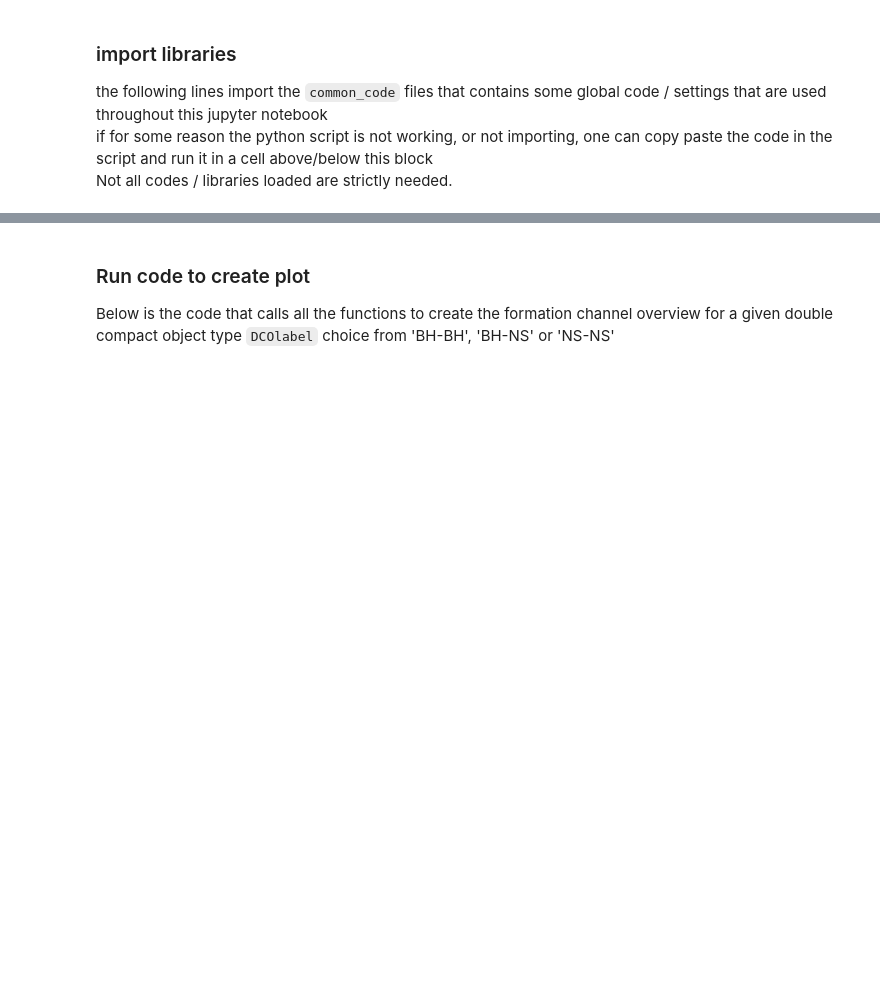
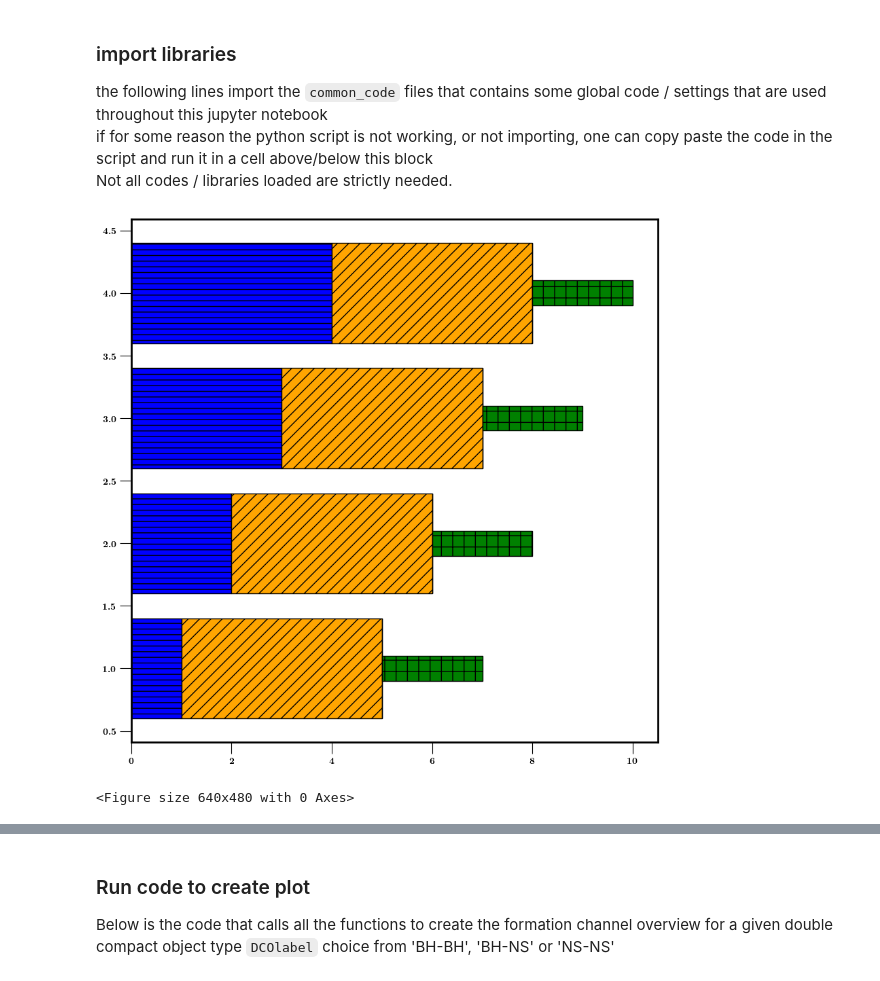
Before and after one commit to FloorBroekgaarden/Rates_of_Formation_Channels, a Jupyter notebook: plottingCode/Fig_comparison/rates_figure_formation_channels.ipynb, the cells around one changed output, grey strips where cells are left out. Cells and saved outputs as stored; diff of their text form; code cells hidden in the pictures; blank space fills up the shorter version.

Commit message:
updated with hatch for no CE channels

```diff
--- a/plottingCode/Fig_comparison/rates_figure_formation_channels.ipynb
+++ b/plottingCode/Fig_comparison/rates_figure_formation_channels.ipynb
@@ -30,6 +30,35 @@ display(HTML("<style>.container { width:100% !important; }</style>"))
 
 import pandas as pd
 import seaborn as sns # only used for nice colors
+# %%
+import matplotlib.pyplot as plt
+import numpy as np
+
+from matplotlib.patches import Ellipse, Polygon
+
+ncols, nrows = 1,1
+f, axs= plt.subplots(ncols=ncols,nrows=nrows,figsize=(10,10))
+
+x = np.arange(1, 5)
+y1 = np.arange(1, 5)
+y2 = np.ones(y1.shape) * 4
+y3 = np.zeros(y1.shape) * 4
+y4 = np.ones(y1.shape) * 2
+
+fig = plt.figure()
+
+axs.barh(x, y1, edgecolor='black', hatch="--", color='blue')
+axs.barh(x, y2, left=y1, edgecolor='black', hatch='//', color='orange')
+axs.barh(x, y3, left=y2+y1, edgecolor='black', hatch='x')
+axs.barh(x, y4, left=y2+y1+y3, edgecolor='black', hatch='+', color='green', height=0.2)
+# axs.bar(x, y1, edgecolor='black', hatch=['--', '+', 'x', '\\'])
+# axs.bar(x, y2, bottom=y1, edgecolor='black',
+#                 hatch=['*', 'o', 'O', '.'])
+
+plt.show()
+# %% [output]
+[figure, added]
+<Figure size 640x480 with 0 Axes>
 # %%
 
 
```
Also changed, not shown: parts of 5 cells of this notebook, 18 other files.
